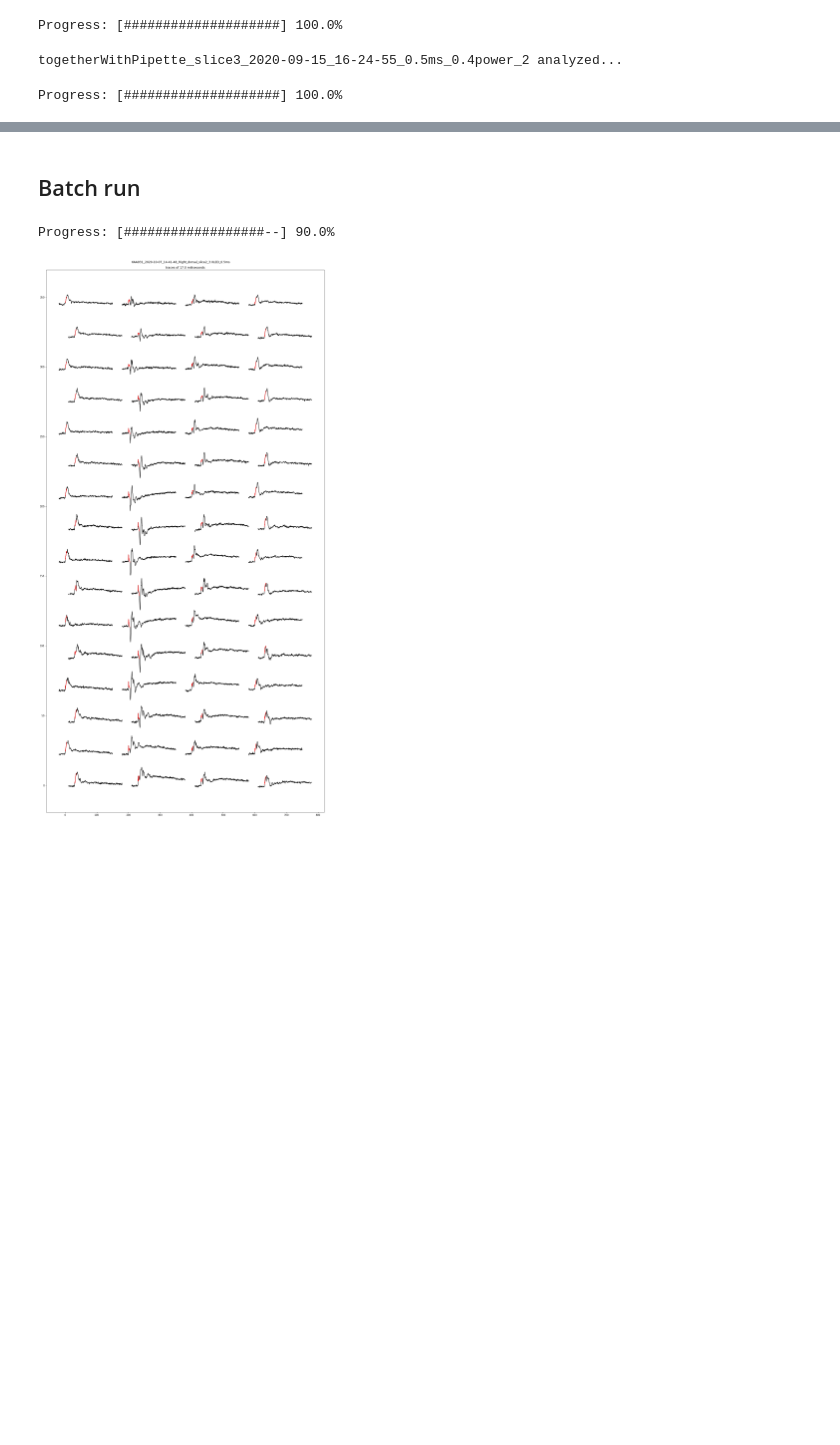
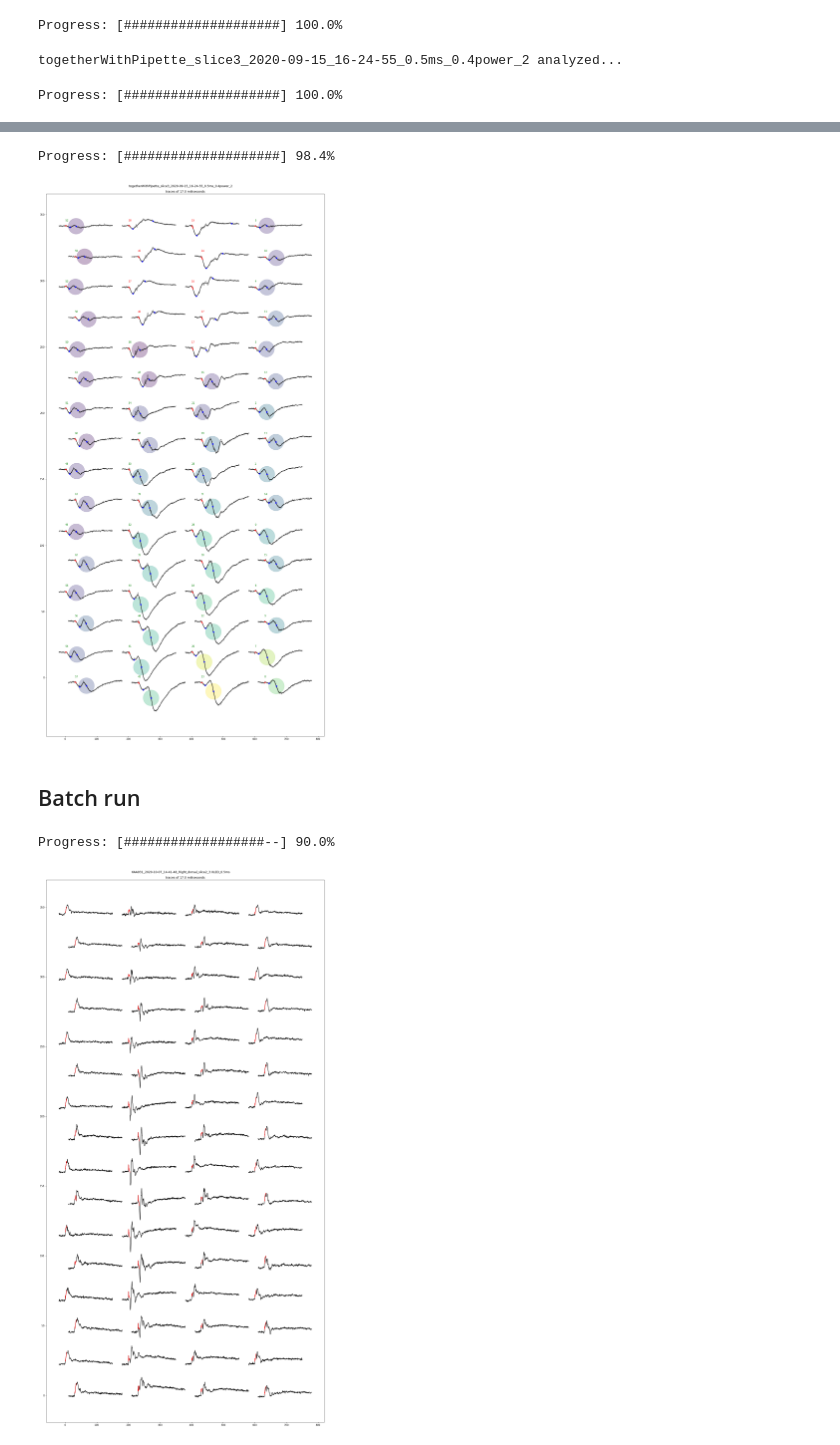
Before and after one commit to HernandoMV/OpenEphys_Analysis, a Jupyter notebook: Invitro_OE.ipynb, the cells around one changed output, grey strips where cells are left out. Saved outputs shown, nothing was run; the diff lists cells and outputs as text; code cells hidden in the pictures; blank space fills up the shorter version.

```diff
--- a/Invitro_OE.ipynb
+++ b/Invitro_OE.ipynb
@@ -365,3 +336,70 @@ ValueError: The truth value of an array with more than one element is ambiguous.
+# %%
+# identify those indexes that look good in terms of timing
+# THIS MIGHT NEED TO GET MORE COMPLEX EVENTUALLY
+timing_test = np.array([-MinChR2ListTime[j] + DerMinTime[j] for j in range(len(DerMinTime))]) < 0.003
+
+# Calculate the normalized slope
+normalized_slope = np.array([DerMin[i] / MinChR2List[i] for i in range(len(DerMin))])
+
+# plot the traces with the identified points
+fig, axs = plt.subplots(1,1, figsize=(20, 40), facecolor='w', edgecolor='k', sharex=True, sharey='row')
+fig.subplots_adjust(hspace = .001, wspace=.001)
+#axs = axs.ravel()
+x_scaler = 10000
+y_scaler = 0.055
+plt.title('traces of {} miliseconds'.format(1000 * (to_seconds - from_seconds)))
+plt.suptitle(Experiment, y=0.893)
+
+#TODO: plot a big circle in the back of each trace color-coded for the slope
+# Select only those that pass the test
+x_s = [(xcoords[j] + intervalTimes[DerMinIdx[j] + idx[0][0]] * x_scaler) for j in range(len(DerMinIdx))]
+y_s = [(ycoords[j] + filtered_averages[j][DerMinIdx[j] + idx[0][0]] * y_scaler) for j in range(len(DerMinIdx))]
+axs.scatter(np.array(x_s)[timing_test],
+            np.array(y_s)[timing_test],
+            c = normalized_slope[timing_test],
+            cmap = 'viridis',
+            s = 4000,
+            alpha = 0.3)
+
+for j in range(len(xcoords)):
+    axs.plot(xcoords[j] + intervalTimes[idx] * x_scaler,
+             ycoords[j] + Average_traces[j][idx] * y_scaler,
+             color = 'k',
+             alpha = 0.5)
+    # plot refiltered trace
+    axs.plot(xcoords[j] + intervalTimes[idx] * x_scaler,
+             ycoords[j] + filtered_averages[j][idx] * y_scaler,
+             color = 'k')
+    # plot when the light is on
+    axs.plot(xcoords[j] + intervalTimes[light_idx] * x_scaler,
+             ycoords[j] + filtered_averages[j][light_idx] * y_scaler,
+             color = 'r',
+             linewidth = 3)
+    # plot the index of the electrodes, in colors depending on whether they pass the test above
+    if timing_test[j]:
+        axs.text((xcoords[j] - from_seconds), ycoords[j], j, color='green')
+    else:
+        axs.text((xcoords[j] - from_seconds), ycoords[j], j, color='red')
+    # plot the minima of ChR2 bump and the max of the derivative of the LFP
+    axs.plot(xcoords[j] + intervalTimes[MinChR2ListIdx[j] + idx[0][0]] * x_scaler,
+             ycoords[j] + filtered_averages[j][MinChR2ListIdx[j] + idx[0][0]] * y_scaler,
+             marker = '.',
+             markersize = 10,
+             color = 'b')
+    axs.plot(xcoords[j] + intervalTimes[DerMinIdx[j] + idx[0][0]] * x_scaler,
+             ycoords[j] + filtered_averages[j][DerMinIdx[j] + idx[0][0]] * y_scaler,
+             marker = '.',
+             markersize = 10,
+             color = 'b')
+    update_progress(j / len(xcoords))
+
+#TODO: Add legends
+
+plt.savefig(outputDir + Experiment + '_AlignedSignal.pdf', transparent=True, bbox_inches='tight')
+plt.show()
+# %% [output]
+Progress: [####################] 98.4%
+[figure, added]
 # %% [markdown]
 ## Batch run
 # %%
```
Also changed, not shown: parts of 9 cells of this notebook.
